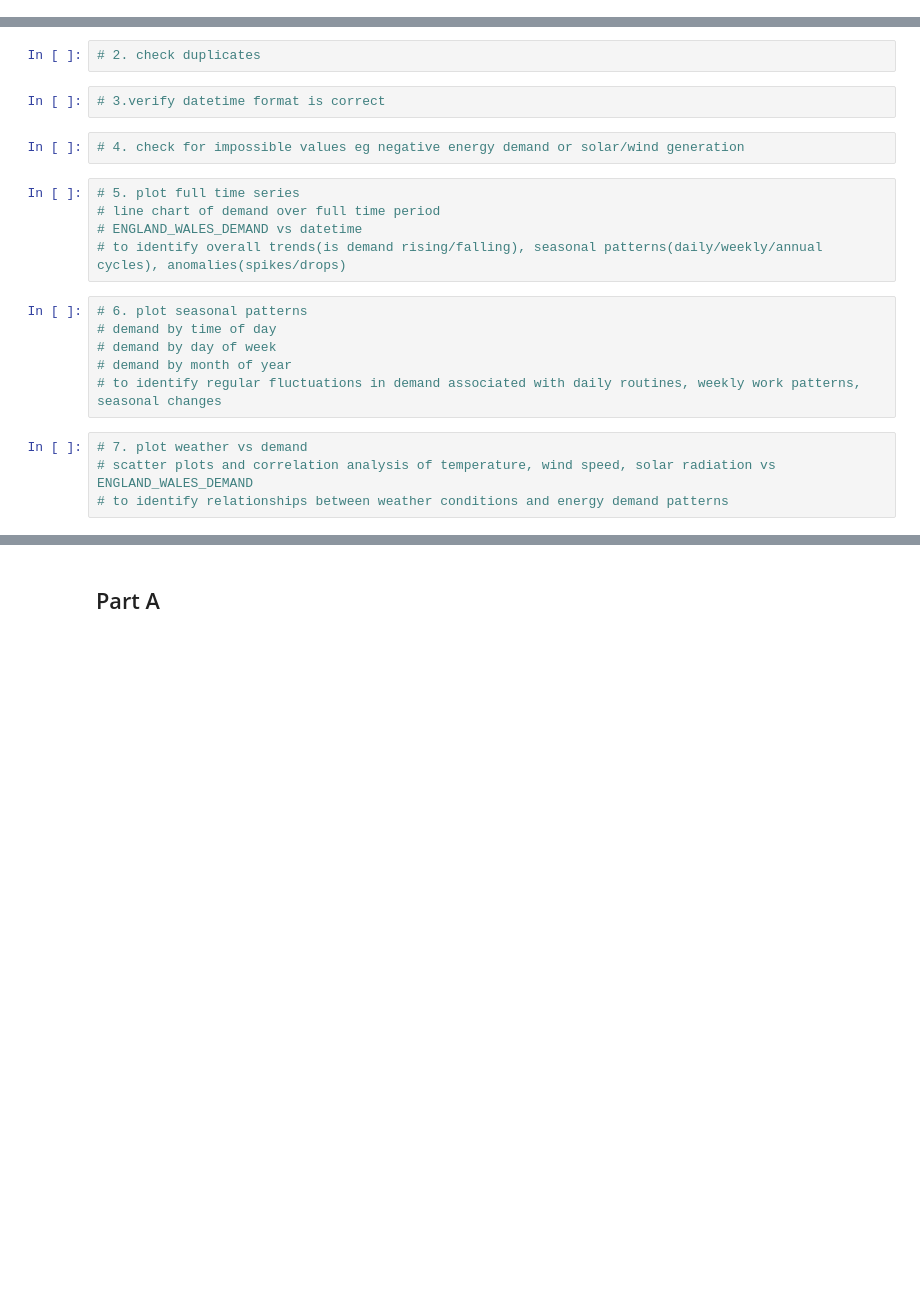
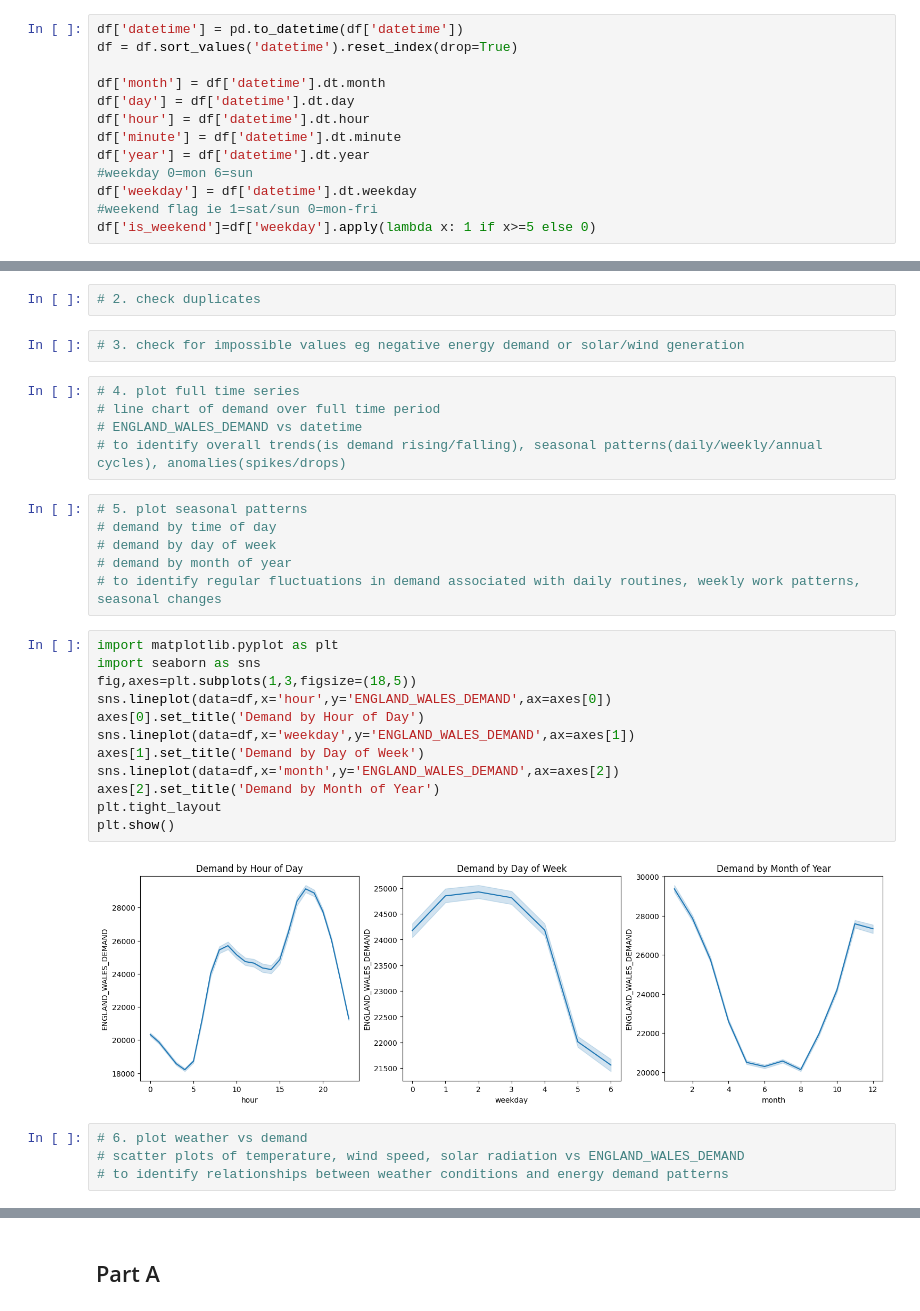
Before and after one commit to ocx-1129/ml_assignment, a Jupyter notebook: energyPred.ipynb, the cells around one changed output, grey strips where cells are left out. Cells and saved outputs as stored; diff of their text form; blank space fills up the shorter version.

```diff
--- a/energyPred.ipynb
+++ b/energyPred.ipynb
@@ -44,25 +48,50 @@ merged_data.to_csv('merged_energy_weather_data.csv', index=False)
+# %%
+df['datetime'] = pd.to_datetime(df['datetime'])
+df = df.sort_values('datetime').reset_index(drop=True)
+
+df['month'] = df['datetime'].dt.month
+df['day'] = df['datetime'].dt.day
+df['hour'] = df['datetime'].dt.hour
+df['minute'] = df['datetime'].dt.minute
+df['year'] = df['datetime'].dt.year
+#weekday 0=mon 6=sun
+df['weekday'] = df['datetime'].dt.weekday
+#weekend flag ie 1=sat/sun 0=mon-fri
+df['is_weekend']=df['weekday'].apply(lambda x: 1 if x>=5 else 0)
 # %% [markdown]
 ## EDA
 # %%
 # 1. check missing values
 # %%
 # 2. check duplicates
-# %%
-# 3.verify datetime format is correct
 # %%
-# 4. check for impossible values eg negative energy demand or solar/wind generation
+# 3. check for impossible values eg negative energy demand or solar/wind generation
 # %%
-# 5. plot full time series
+# 4. plot full time series
 # line chart of demand over full time period
 # ENGLAND_WALES_DEMAND vs datetime
 # to identify overall trends(is demand rising/falling), seasonal patterns(daily/weekly/annual cycles), anomalies(spikes/drops)
 # %%
-# 6. plot seasonal patterns
+# 5. plot seasonal patterns
 # demand by time of day
 # demand by day of week
 # demand by month of year
 # to identify regular fluctuations in demand associated with daily routines, weekly work patterns, seasonal changes
+# %%
+import matplotlib.pyplot as plt
+import seaborn as sns
+fig,axes=plt.subplots(1,3,figsize=(18,5))
+sns.lineplot(data=df,x='hour',y='ENGLAND_WALES_DEMAND',ax=axes[0])
+axes[0].set_title('Demand by Hour of Day')
+sns.lineplot(data=df,x='weekday',y='ENGLAND_WALES_DEMAND',ax=axes[1])
+axes[1].set_title('Demand by Day of Week')
+sns.lineplot(data=df,x='month',y='ENGLAND_WALES_DEMAND',ax=axes[2])
+axes[2].set_title('Demand by Month of Year')
+plt.tight_layout
+plt.show()
+# %% [output]
+[figure, added]
 # %%
-# 7. plot weather vs demand
-# scatter plots and correlation analysis of temperature, wind speed, solar radiation vs ENGLAND_WALES_DEMAND
+# 6. plot weather vs demand
+# scatter plots of temperature, wind speed, solar radiation vs ENGLAND_WALES_DEMAND
 # to identify relationships between weather conditions and energy demand patterns
```
Also changed, not shown: parts of 29 cells of this notebook, 1 other file.
